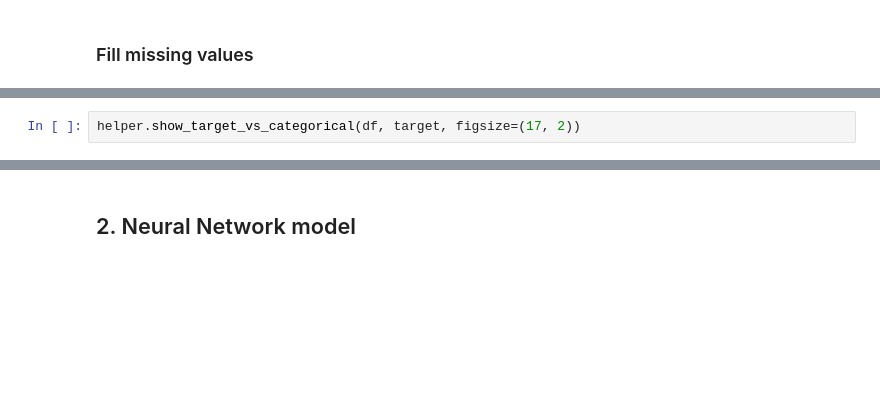
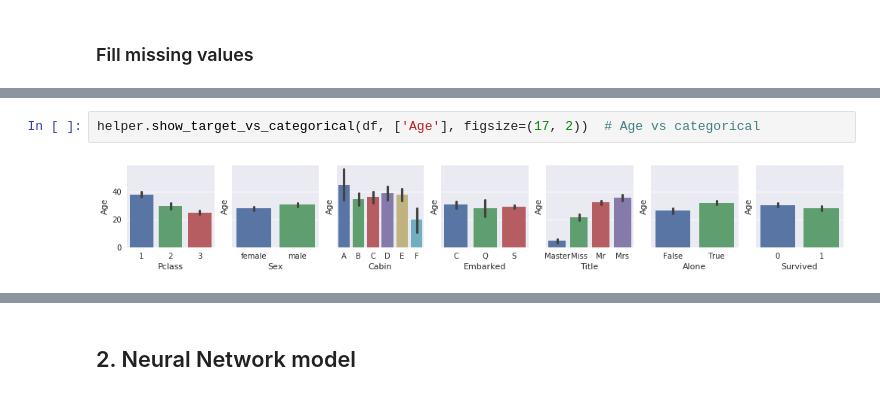
Before and after one commit to angelmtenor/data-science-keras, a Jupyter notebook: titanic.ipynb, the cells around one changed output, grey strips where cells are left out. Saved outputs shown, nothing was run; the diff lists cells and outputs as text; blank space fills up the shorter version.

```diff
--- a/titanic.ipynb
+++ b/titanic.ipynb
@@ -206,4 +208,6 @@ helper.show_missing(original_df)
 # %%
-helper.show_target_vs_categorical(df, target, figsize=(17, 2))
+helper.show_target_vs_categorical(df, ['Age'], figsize=(17, 2))  # Age vs categorical
+# %% [output]
+[figure, added]
 # %%
 def fill_missing_values(df):
```
Also changed, not shown: parts of 19 cells of this notebook, 2 other files.
